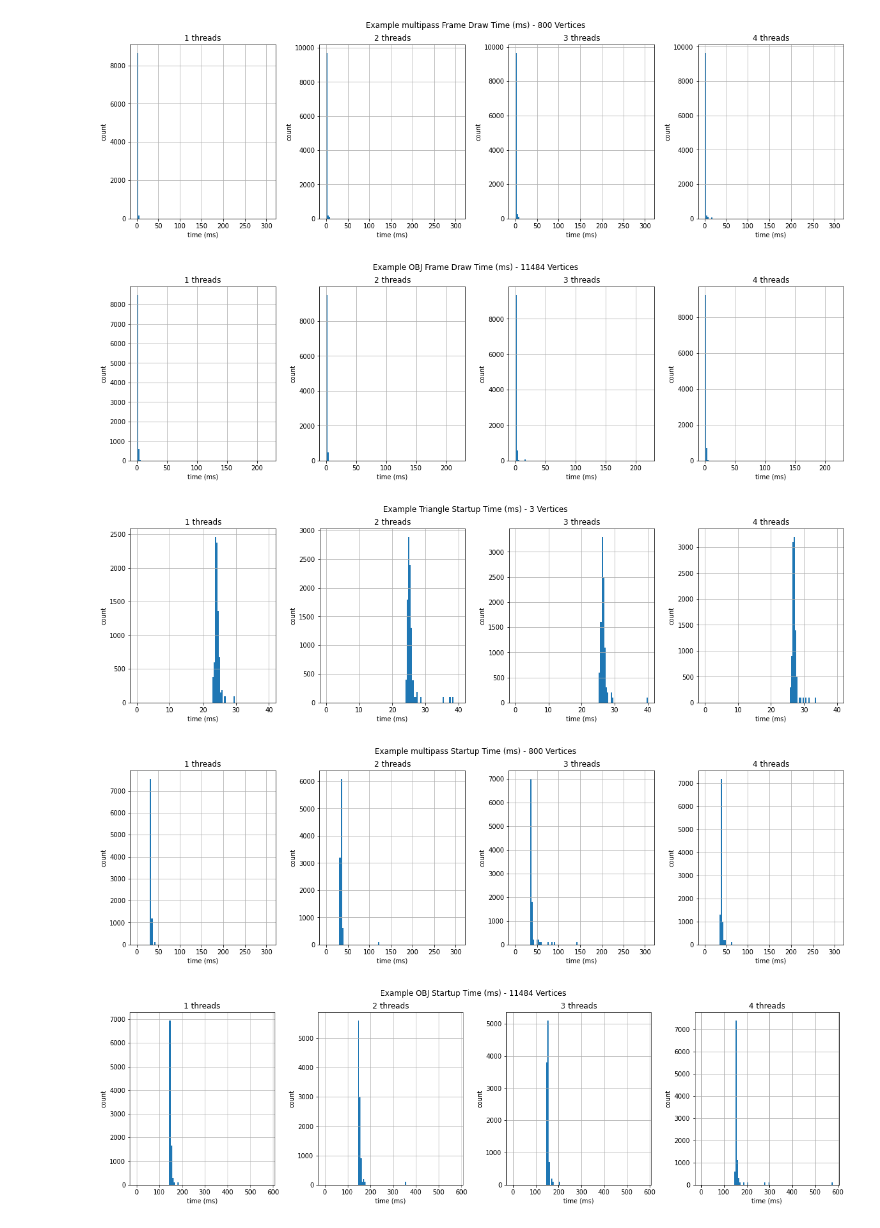
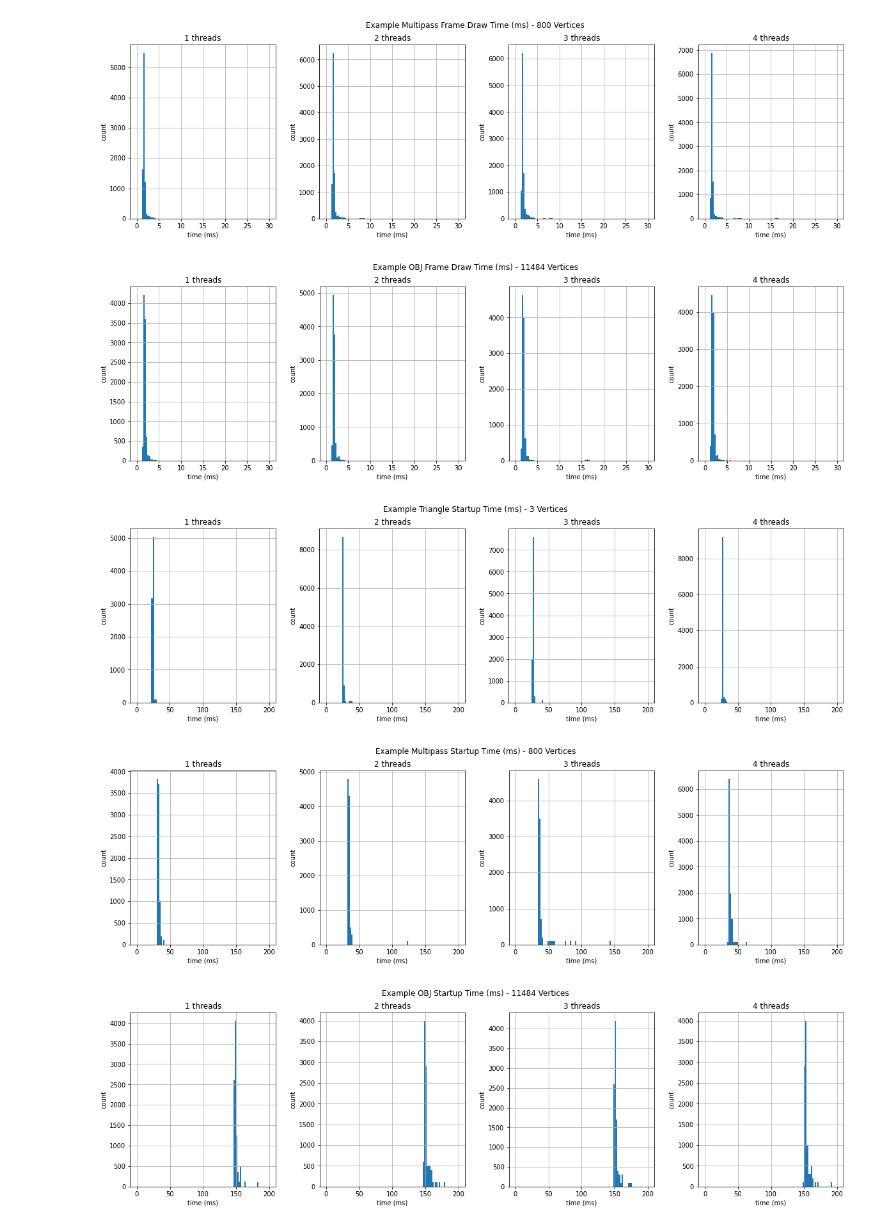
Before and after one commit to eimearc/masters, a Jupyter notebook: examples/bench/Bench.ipynb, the cells around one changed output. Cells and saved outputs as stored; diff of their text form; code cells hidden in the pictures.

```diff
--- a/examples/bench/Bench.ipynb
+++ b/examples/bench/Bench.ipynb
@@ -4,26 +4,43 @@ import matplotlib.pyplot as plt
 import numpy as np
 from scipy import stats
 from os import path
+# %%
+class Data:
+    df = {}
+    title = ""
+
+    def __init__(self, df, title):
+        self.df = df
+        self.title = title
 # %%
-triangle = pd.read_csv("triangle.txt")
-multipass = pd.read_csv("multipass.txt")
-obj = pd.read_csv("obj.txt")
+t = pd.read_csv("triangle.txt")
+m = pd.read_csv("multipass.txt")
+o = pd.read_csv("obj.txt")
+
+triangle = Data(t,'Triangle')
+multipass = Data(m,'Multipass')
+obj = Data(o,'OBJ')
+
+ALL_DATA_FRAMES = [triangle,multipass,obj]
 
 MAX_THREADS = 4
 
-for df in [triangle, multipass, obj]:
+for data in ALL_DATA_FRAMES:
+    df = data.df
     for i in range(1,MAX_THREADS+1):
         z=np.abs(stats.zscore(df.frame[df.numThreads==i]))
         df.drop(df.index[np.where(z>3)[0]], inplace=True)
         z=np.abs(stats.zscore(df.startup[df.numThreads==i]))
         df.drop(df.index[np.where(z>3)[0]], inplace=True)
 
-def graph(df, n, title, subtitle, minimum=0, maximum=100):
+def graph(d, n, subtitle, minimum=0, maximum=100):
     x_label='time (ms)'
     y_label='count'
 
+    df = d.df
+
     fig,ax=plt.subplots(1,4,figsize=(20,5))
-    fig.suptitle('Example {} {} Time (ms) - {} Vertices'.format(title, subtitle, df.numVerts.iloc[0]))
+    fig.suptitle('Example {} {} Time (ms) - {} Vertices'.format(d.title, subtitle, df.numVerts.iloc[0]))
     for i in range(1,5):
         df[df.numThreads==i].hist(n,bins=100,ax=ax[i-1],range=[minimum,maximum])
         ax[i-1].set_xlabel(x_label)
@@ -31,11 +48,9 @@ def graph(df, n, title, subtitle, minimum=0, maximum=100):
         ax[i-1].set_title('{} threads'.format(i))
     plt.show()
 
-graph(triangle,'frame', 'Triangle', 'Frame Draw', 0, triangle.frame.max())
-graph(multipass, 'frame', 'multipass', 'Frame Draw', 0, multipass.frame.max())
-graph(obj,'frame', 'OBJ', 'Frame Draw', 0, obj.frame.max())
+for data in ALL_DATA_FRAMES:
+    graph(data, 'frame', 'Frame Draw', 0, 30)
 
-graph(triangle,'startup', 'Triangle', 'Startup', 0, triangle.startup.max())
-graph(multipass, 'startup', 'multipass', 'Startup', 0, multipass.frame.max())
-graph(obj,'startup', 'OBJ', 'Startup', 0, obj.startup.max())
+for data in ALL_DATA_FRAMES:
+    graph(data, 'startup', 'Startup', 0, 200)
 # %% [output]
@@ -61,5 +58,5 @@ max        4.000000   11484.0    220.174000    578.477000
-[figure, old version]
+[figure, new version]
-[figure, old version]
+[figure, new version]
-[figure, old version]
+[figure, new version]
-[figure, old version]
+[figure, new version]
-[figure, old version]
+[figure, new version]
```
Also changed, not shown: parts of 1 cell of this notebook, 2 other files.
